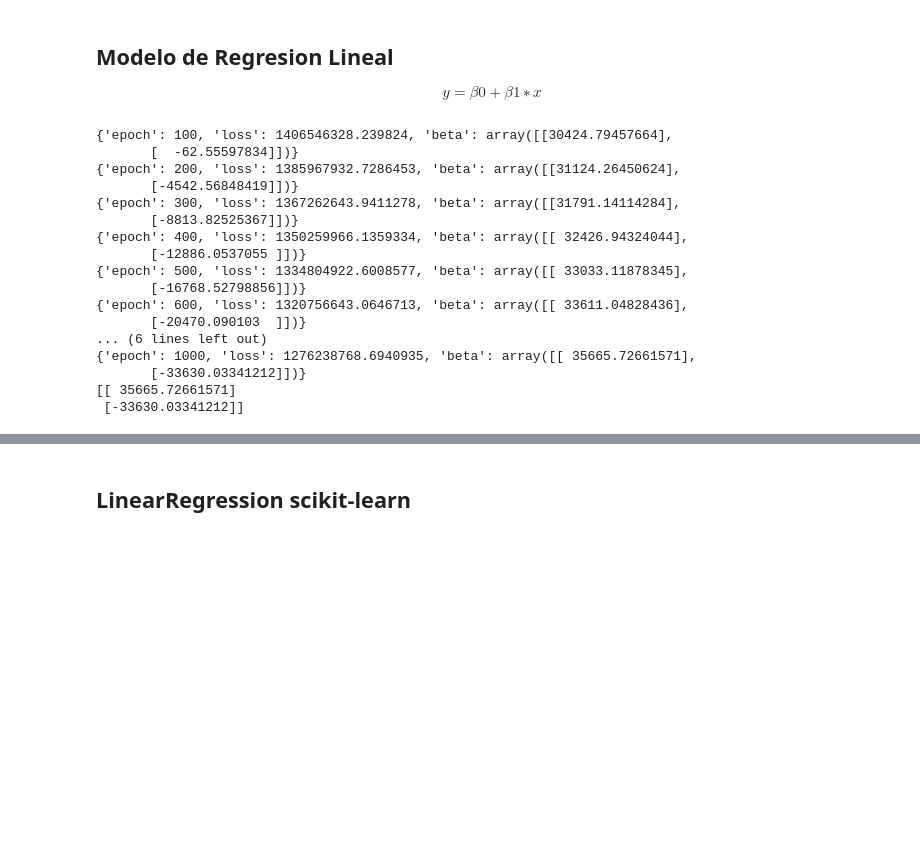
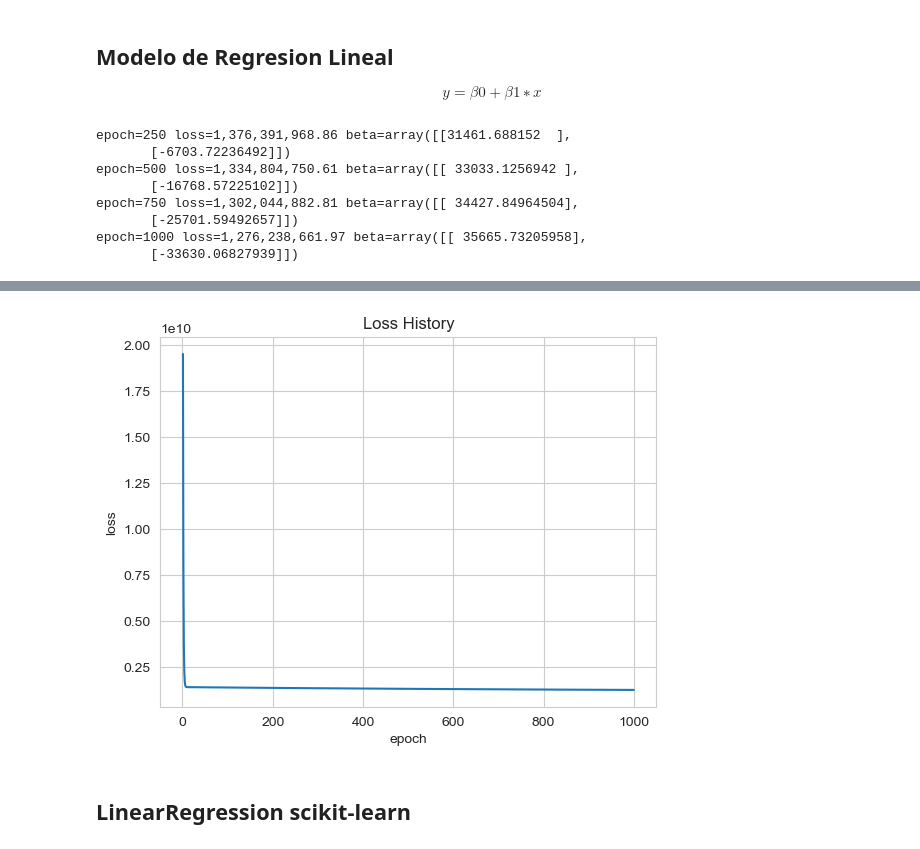
Before and after one commit to 13001893/cdp_proyecto_1, a Jupyter notebook: proyecto_1.ipynb, the cells around one changed output, grey strips where cells are left out. Drawn from its saved outputs; the diff is of its cells as text; code cells hidden in the pictures; blank space fills up the shorter version.

```diff
--- a/proyecto_1.ipynb
+++ b/proyecto_1.ipynb
@@ -94,11 +94,13 @@ for column, corr in df.corr().iloc[0].items():
 # %%
 class RegresionLineal:
     '''Modelo de Regresión Lineal
-    Parameters:
+    Atributes:
         beta: vector de coeficientes beta (se inicializan en cero)
     '''
     def __init__(self):
-        self.beta = np.random.rand(2, 1)
+        self.beta = np.array([0, 0])
+        self.beta_history = {}
+        self.loss_history = {}
 
     def train(self, x, y, epochs, print_iter=1, learning_rate=0.01):
         '''train
@@ -113,42 +115,37 @@ class RegresionLineal:
             results : lista con resultado de error (loss) y coeficientes (beta) para cada iteración (epoch)
         '''
         x = np.array([x, np.ones(shape=x.shape)]).transpose()
-        beta = self.beta
-        results = []
+        beta = np.random.rand(2, 1)
         for epoch in range(1, epochs+1):
             y_pred = np.dot(x, beta).transpose()
             loss = np.sum(np.square(y - y_pred))/(2*len(y))
             gradient_loss = (np.dot(y_pred - y, x)/len(y)).reshape(2, 1)
             beta -= learning_rate*gradient_loss
-            result = {'epoch': epoch,
-                    'loss': loss,
-                    'beta': beta}
             if epoch%print_iter==0:
-                print(result)
-            results.append(result)
-        return beta, results
+                print(f'{epoch=} {loss=:,.2f} {beta=}')
+            self.loss_history[epoch] = loss
+            self.beta_history[epoch] = beta
+
+        self.beta = beta
+        return self.beta_history, self.loss_history
+
+    def plot_loss(self):
+        return (pd.Series(loss_history).plot(xlabel='epoch', ylabel='loss', title='Loss History'))
 
 y = dataset[:, 0] #SalePrice
 x = dataset[:, 1] #OverallQual
 
 model = RegresionLineal()
-beta, results = model.train(x, y, 1000, 100, 0.01)
-print(model.get_params())
+beta_history, loss_history = model.train(x, y, 1000, 250, 0.01)
 # %% [output]
-{'epoch': 100, 'loss': 1406546328.239824, 'beta': array([[30424.79457664],
-       [  -62.55597834]])}
-{'epoch': 200, 'loss': 1385967932.7286453, 'beta': array([[31124.26450624],
-       [-4542.56848419]])}
-{'epoch': 300, 'loss': 1367262643.9411278, 'beta': array([[31791.14114284],
-       [-8813.82525367]])}
-{'epoch': 400, 'loss': 1350259966.1359334, 'beta': array([[ 32426.94324044],
-       [-12886.0537055 ]])}
-{'epoch': 500, 'loss': 1334804922.6008577, 'beta': array([[ 33033.11878345],
-       [-16768.52798856]])}
-{'epoch': 600, 'loss': 1320756643.0646713, 'beta': array([[ 33611.04828436],
-       [-20470.090103  ]])}
-... (6 lines left out)
-{'epoch': 1000, 'loss': 1276238768.6940935, 'beta': array([[ 35665.72661571],
-       [-33630.03341212]])}
-[[ 35665.72661571]
- [-33630.03341212]]
+epoch=250 loss=1,376,391,968.86 beta=array([[31461.688152  ],
+       [-6703.72236492]])
+epoch=500 loss=1,334,804,750.61 beta=array([[ 33033.1256942 ],
+       [-16768.57225102]])
+epoch=750 loss=1,302,044,882.81 beta=array([[ 34427.84964504],
+       [-25701.59492657]])
+epoch=1000 loss=1,276,238,661.97 beta=array([[ 35665.73205958],
+       [-33630.06827939]])
+# %%
+model.plot_loss()
+# %% [output]
@@ -155,3 +153,4 @@ print(model.get_params())
+[figure, added]
 # %% [markdown]
 ## LinearRegression scikit-learn
 # %%
```
Also changed, not shown: parts of 1 cell of this notebook.
